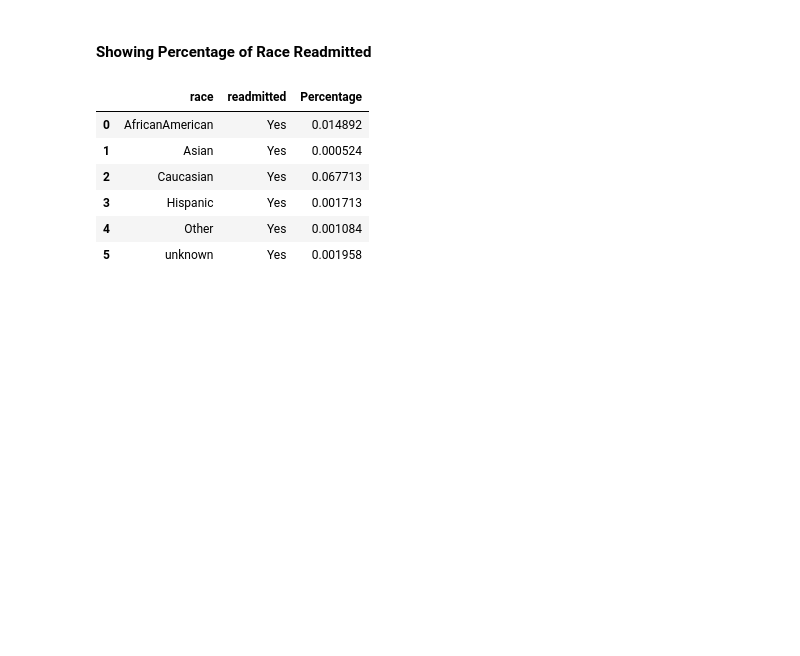
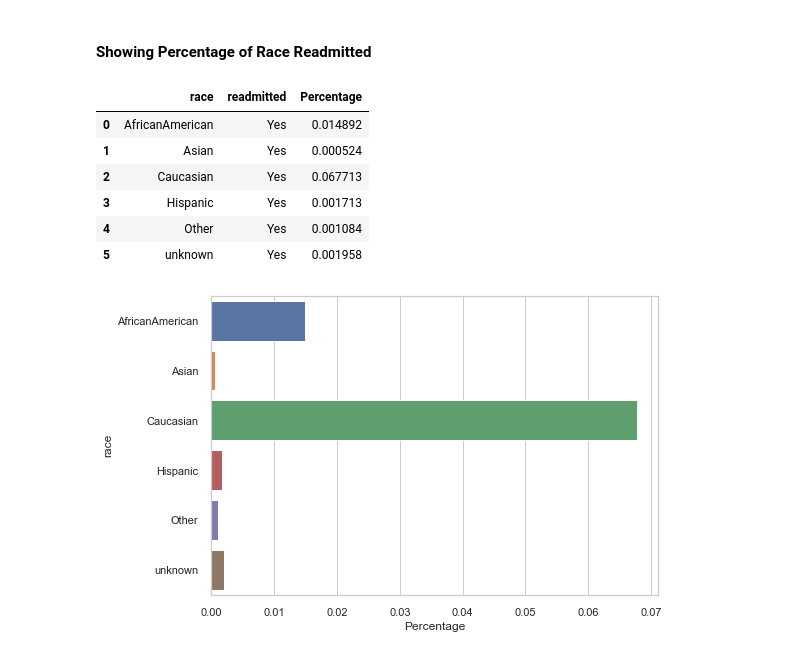
Before and after one commit to sagarwala12/HRRP, a Jupyter notebook: Visualizations_Final.ipynb, the cells around one changed output. Drawn from its saved outputs; the diff is of its cells as text; code cells hidden in the pictures; blank space fills up the shorter version.

```diff
--- a/Visualizations_Final.ipynb
+++ b/Visualizations_Final.ipynb
@@ -350,5 +355,10 @@ race_percent
 | 3 | Hispanic | Yes | 0.001713 |
 | 4 | Other | Yes | 0.001084 |
 | 5 | unknown | Yes | 0.001958 |
+# %%
+sns.set_theme(style="whitegrid")
+ax = sns.barplot(x="Percentage", y="race", data=race_percent , ci=95)
+# %% [output]
+[figure, added]
 # %%
 #train.profile_report()
```
Also changed, not shown: parts of 1 cell of this notebook.
